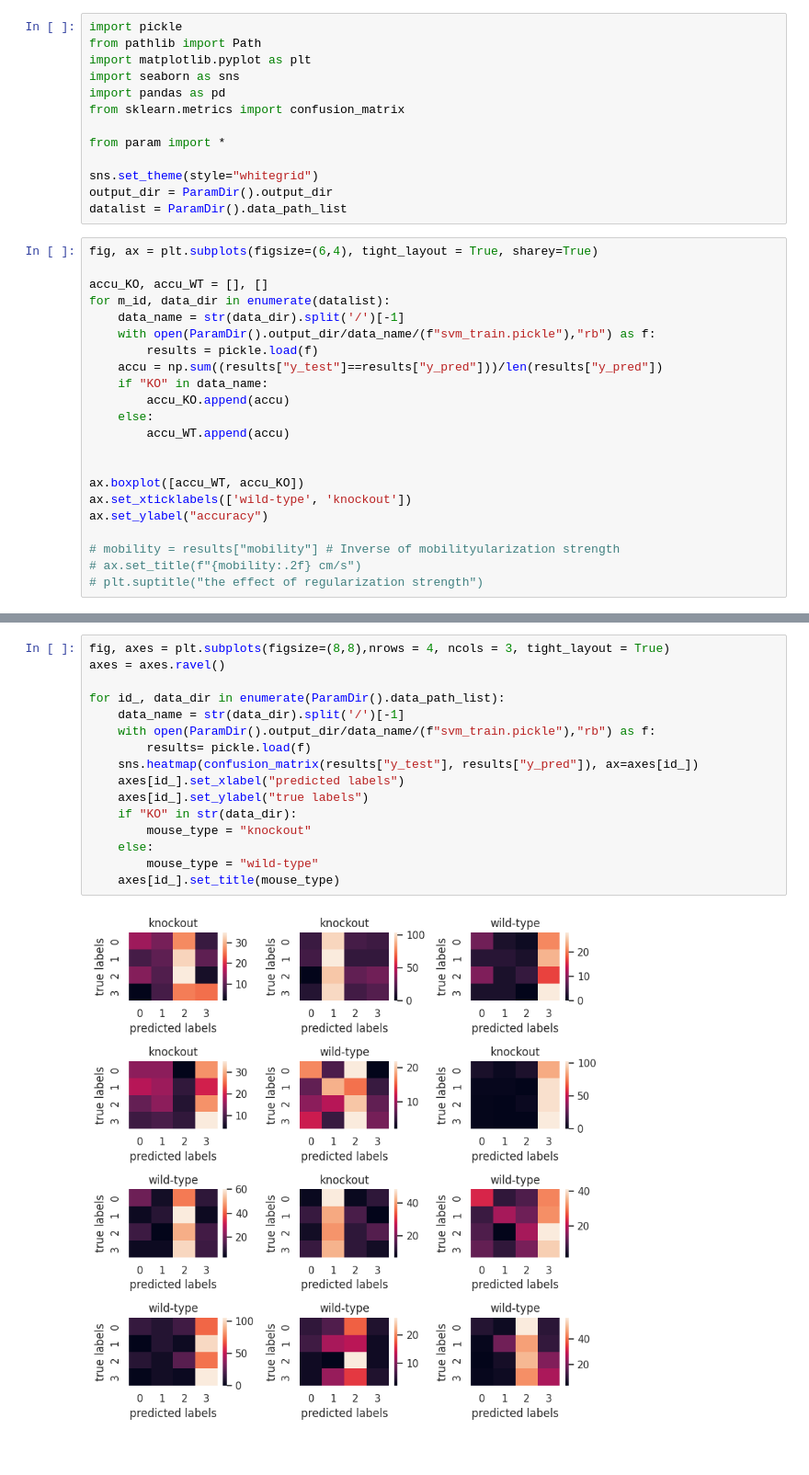
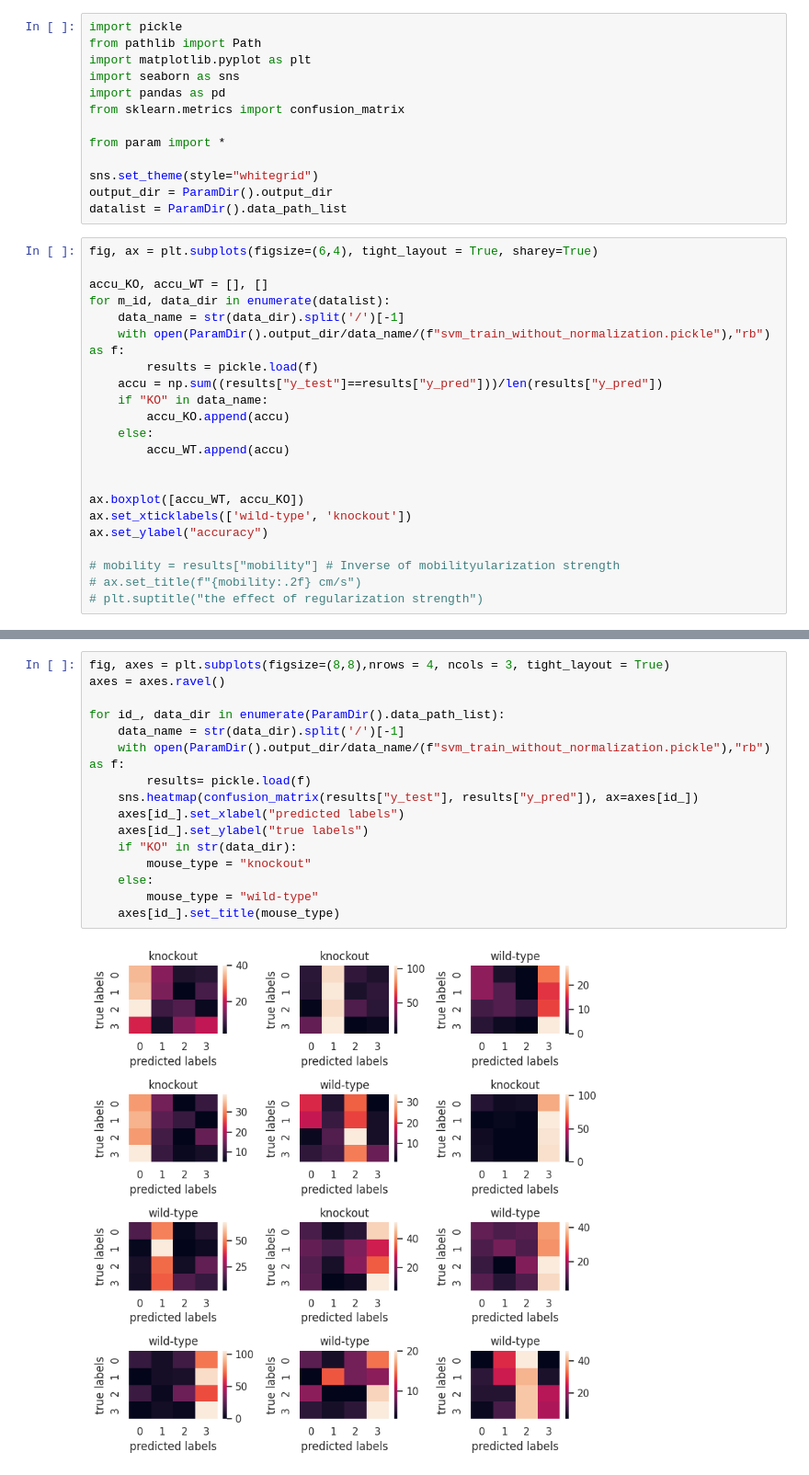
Before and after one commit to kisaragiRY/decoding-DG, a Jupyter notebook: notebooks/3-decoding-model/3-support-vector-machine/1-no-normalization/01-check-results.ipynb, the cells around one changed output, grey strips where cells are left out. Shown: that part at 92% size. Saved outputs shown, nothing was run; the diff lists cells and outputs as text.

```diff
--- a/notebooks/3-decoding-model/3-support-vector-machine/1-no-normalization/01-check-results.ipynb
+++ b/notebooks/3-decoding-model/3-support-vector-machine/1-no-normalization/01-check-results.ipynb
@@ -19,7 +19,7 @@ fig, ax = plt.subplots(figsize=(6,4), tight_layout = True, sharey=True)
 accu_KO, accu_WT = [], []
 for m_id, data_dir in enumerate(datalist):
     data_name = str(data_dir).split('/')[-1]
-    with open(ParamDir().output_dir/data_name/(f"svm_train.pickle"),"rb") as f:
+    with open(ParamDir().output_dir/data_name/(f"svm_train_without_normalization.pickle"),"rb") as f:
         results = pickle.load(f)
     accu = np.sum((results["y_test"]==results["y_pred"]))/len(results["y_pred"])
     if "KO" in data_name:
@@ -41,18 +41,18 @@ Text(0, 0.5, 'accuracy')
 # %%
 fig, axes = plt.subplots(figsize=(8,8),nrows = 4, ncols = 3, tight_layout = True)
 axes = axes.ravel()
 
 for id_, data_dir in enumerate(ParamDir().data_path_list):
     data_name = str(data_dir).split('/')[-1]
-    with open(ParamDir().output_dir/data_name/(f"svm_train.pickle"),"rb") as f:
+    with open(ParamDir().output_dir/data_name/(f"svm_train_without_normalization.pickle"),"rb") as f:
         results= pickle.load(f)
     sns.heatmap(confusion_matrix(results["y_test"], results["y_pred"]), ax=axes[id_])
     axes[id_].set_xlabel("predicted labels")
     axes[id_].set_ylabel("true labels")
     if "KO" in str(data_dir):
         mouse_type = "knockout"
     else:
         mouse_type = "wild-type"
     axes[id_].set_title(mouse_type)
 # %% [output]
-[figure, old version]
+[figure, new version]
```
Also changed, not shown: parts of 1 cell of this notebook, 1 other file.
